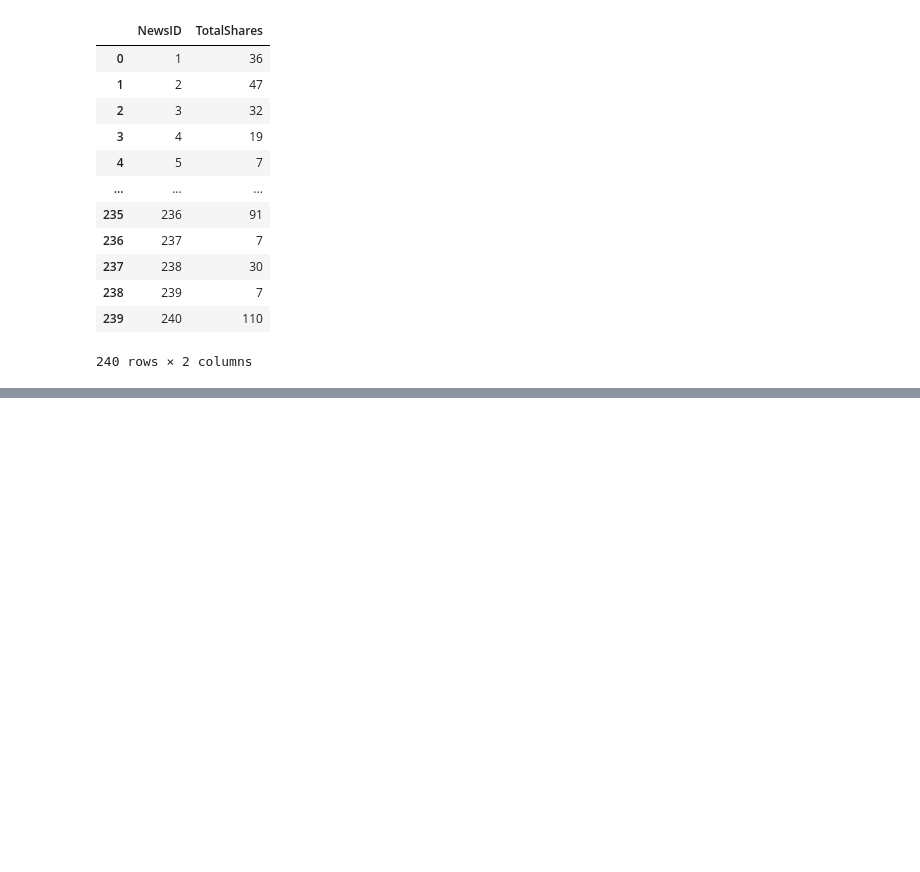
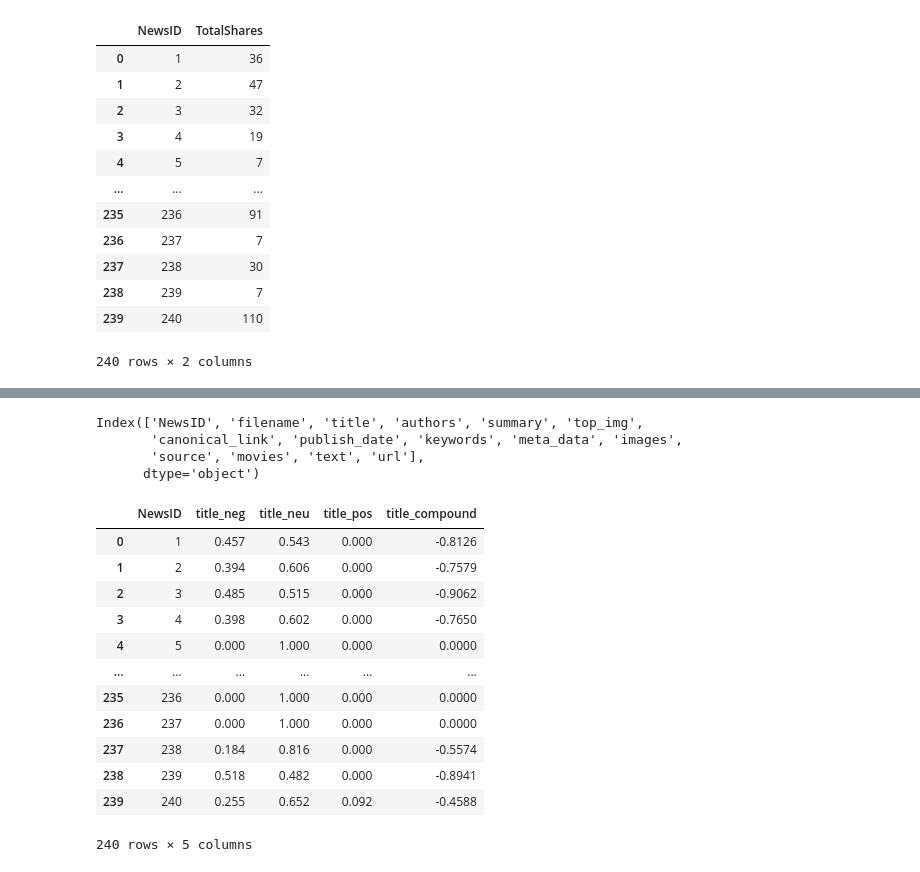
Before and after one commit to kofidesmondML/FakeNewsDetection, a Jupyter notebook: data/Untitled-1.ipynb, the cells around one changed output, grey strips where cells are left out. Drawn from its saved outputs; the diff is of its cells as text; code cells hidden in the pictures; blank space fills up the shorter version.

```diff
--- a/data/Untitled-1.ipynb
+++ b/data/Untitled-1.ipynb
@@ -275,0 +499,45 @@ Note: you may need to restart the kernel to use updated packages.
+# %%
+df=pd.read_csv('NewsContent.csv')
+df.columns
+# %% [output]
+Index(['NewsID', 'filename', 'title', 'authors', 'summary', 'top_img',
+       'canonical_link', 'publish_date', 'keywords', 'meta_data', 'images',
+       'source', 'movies', 'text', 'url'],
+      dtype='object')
+# %%
+def analyze_sentiment_vader(text):
+    if isinstance(text, str):
+        sid = SentimentIntensityAnalyzer()
+        sentiment = sid.polarity_scores(text)
+        return sentiment
+    else:
+        return {'neg': 0.0, 'neu': 0.0, 'pos': 0.0, 'compound': 0.0}
+
+def get_sentiment_for_titles(df):
+    sentiment_scores = df['title'].apply(analyze_sentiment_vader).apply(pd.Series)
+    sentiment_scores.columns = [f'title_{col}' for col in sentiment_scores.columns]
+    df_sentiment = pd.concat([df['NewsID'], sentiment_scores], axis=1)
+    return df_sentiment
+
+def get_sentiment_for_text(df):
+    sentiment_scores = df['text'].apply(analyze_sentiment_vader).apply(pd.Series)
+    sentiment_scores.columns = [f'text_{col}' for col in sentiment_scores.columns]
+    df_sentiment = pd.concat([df['NewsID'], sentiment_scores], axis=1)
+    return df_sentiment
+# %%
+title_sentiment_df=get_sentiment_for_titles(df)
+title_sentiment_df
+# %% [output]
+|  | NewsID | title_neg | title_neu | title_pos | title_compound |
+| 0 | 1 | 0.457 | 0.543 | 0.000 | -0.8126 |
+| 1 | 2 | 0.394 | 0.606 | 0.000 | -0.7579 |
+| 2 | 3 | 0.485 | 0.515 | 0.000 | -0.9062 |
+| 3 | 4 | 0.398 | 0.602 | 0.000 | -0.7650 |
+| 4 | 5 | 0.000 | 1.000 | 0.000 | 0.0000 |
+| ... | ... | ... | ... | ... | ... |
+| 235 | 236 | 0.000 | 1.000 | 0.000 | 0.0000 |
+| 236 | 237 | 0.000 | 1.000 | 0.000 | 0.0000 |
+| 237 | 238 | 0.184 | 0.816 | 0.000 | -0.5574 |
+| 238 | 239 | 0.518 | 0.482 | 0.000 | -0.8941 |
+| 239 | 240 | 0.255 | 0.652 | 0.092 | -0.4588 |
+240 rows × 5 columns
```
Also changed, not shown: parts of 28 cells of this notebook, 2 other files.
